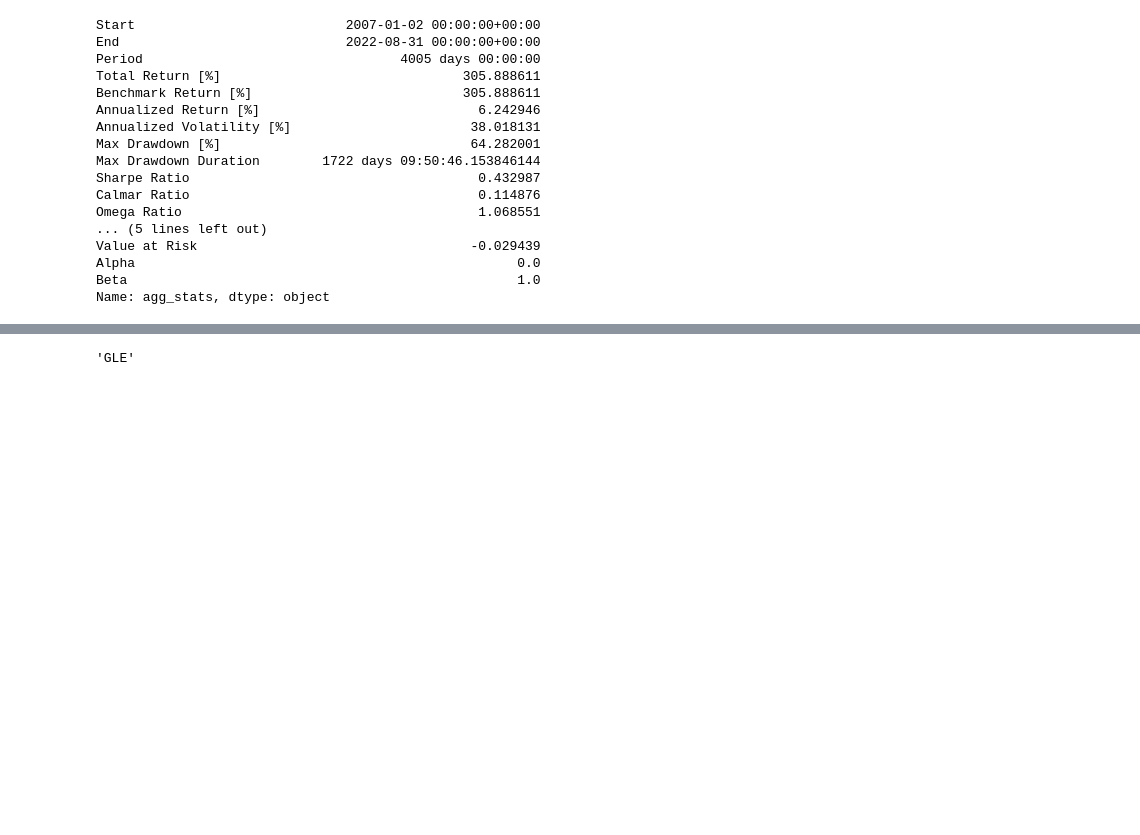
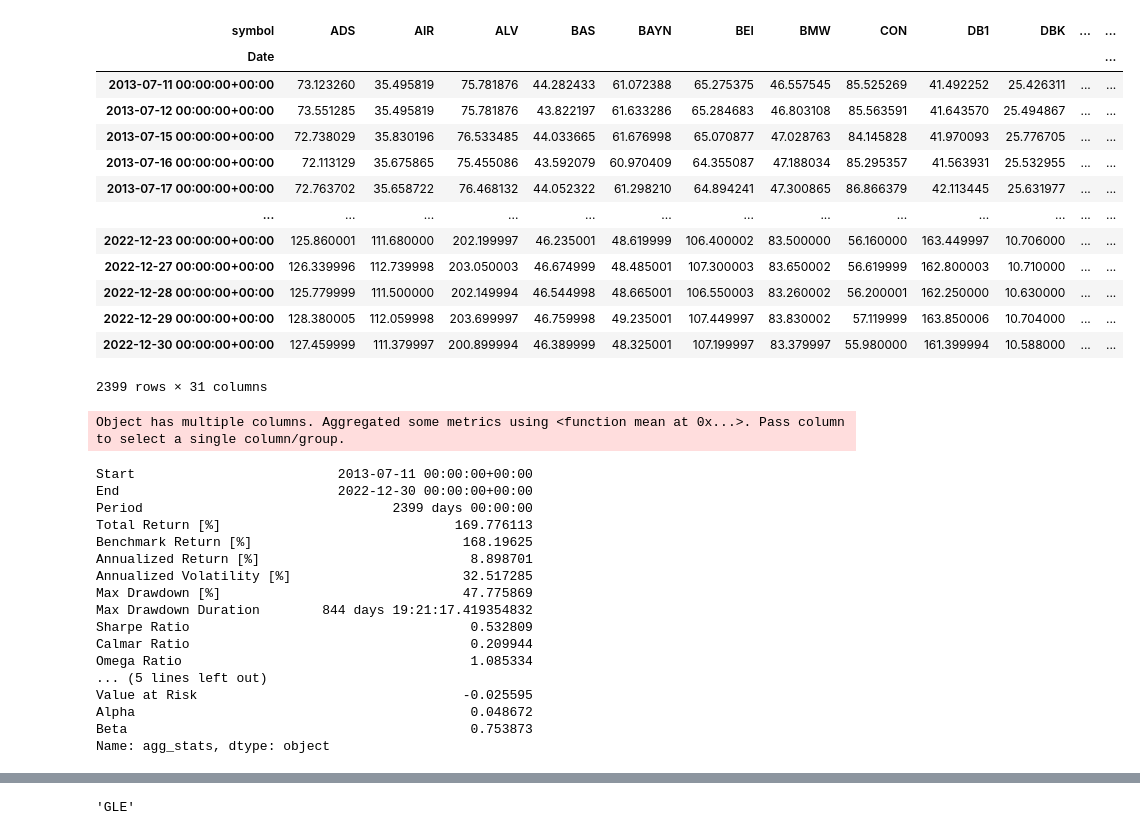
Before and after one commit to psemdel/py-trading-bot, a Jupyter notebook: py-trading-bot/jupyter_scripts/strat.ipynb, the cells around one changed output, grey strips where cells are left out. Saved outputs shown, nothing was run; the diff lists cells and outputs as text; code cells hidden in the pictures; blank space fills up the shorter version.

```diff
--- a/py-trading-bot/jupyter_scripts/strat.ipynb
+++ b/py-trading-bot/jupyter_scripts/strat.ipynb
@@ -56,29 +74,47 @@ st.stratHold()
+# %%
+st.close
+# %% [output]
+| symbol | ADS | AIR | ALV | BAS | BAYN | BEI | BMW | CON | DB1 | DBK | ... | ... |
+| Date |  |  |  |  |  |  |  |  |  |  |  | ... |
+| 2013-07-11 00:00:00+00:00 | 73.123260 | 35.495819 | 75.781876 | 44.282433 | 61.072388 | 65.275375 | 46.557545 | 85.525269 | 41.492252 | 25.426311 | ... | ... |
+| 2013-07-12 00:00:00+00:00 | 73.551285 | 35.495819 | 75.781876 | 43.822197 | 61.633286 | 65.284683 | 46.803108 | 85.563591 | 41.643570 | 25.494867 | ... | ... |
+| 2013-07-15 00:00:00+00:00 | 72.738029 | 35.830196 | 76.533485 | 44.033665 | 61.676998 | 65.070877 | 47.028763 | 84.145828 | 41.970093 | 25.776705 | ... | ... |
+| 2013-07-16 00:00:00+00:00 | 72.113129 | 35.675865 | 75.455086 | 43.592079 | 60.970409 | 64.355087 | 47.188034 | 85.295357 | 41.563931 | 25.532955 | ... | ... |
+| 2013-07-17 00:00:00+00:00 | 72.763702 | 35.658722 | 76.468132 | 44.052322 | 61.298210 | 64.894241 | 47.300865 | 86.866379 | 42.113445 | 25.631977 | ... | ... |
+| ... | ... | ... | ... | ... | ... | ... | ... | ... | ... | ... | ... | ... |
+| 2022-12-23 00:00:00+00:00 | 125.860001 | 111.680000 | 202.199997 | 46.235001 | 48.619999 | 106.400002 | 83.500000 | 56.160000 | 163.449997 | 10.706000 | ... | ... |
+| 2022-12-27 00:00:00+00:00 | 126.339996 | 112.739998 | 203.050003 | 46.674999 | 48.485001 | 107.300003 | 83.650002 | 56.619999 | 162.800003 | 10.710000 | ... | ... |
+| 2022-12-28 00:00:00+00:00 | 125.779999 | 111.500000 | 202.149994 | 46.544998 | 48.665001 | 106.550003 | 83.260002 | 56.200001 | 162.250000 | 10.630000 | ... | ... |
+| 2022-12-29 00:00:00+00:00 | 128.380005 | 112.059998 | 203.699997 | 46.759998 | 49.235001 | 107.449997 | 83.830002 | 57.119999 | 163.850006 | 10.704000 | ... | ... |
+| 2022-12-30 00:00:00+00:00 | 127.459999 | 111.379997 | 200.899994 | 46.389999 | 48.325001 | 107.199997 | 83.379997 | 55.980000 | 161.399994 | 10.588000 | ... | ... |
+2399 rows × 31 columns
 # %%
-pf=vbt.Portfolio.from_signals(st.close, st.entries,st.exits,
-                              short_entries=st.entries_short,short_exits  =st.exits_short,
+pf=vbt.Portfolio.from_signals(st.data, st.entries,st.exits,
+                              short_entries=st.entries_short,short_exits  =st.exits_short,tsl_stop=0.14,
                               freq="1d")
 
 pf.returns_stats()
 #pf.returns_stats(column=pf.wrapper.columns[0])
 #pf.stats(column=pf.wrapper.columns[0])
 # %% [output]
-Start                           2007-01-02 00:00:00+00:00
-End                             2022-08-31 00:00:00+00:00
-Period                                 4005 days 00:00:00
-Total Return [%]                               305.888611
-Benchmark Return [%]                           305.888611
-Annualized Return [%]                            6.242946
-Annualized Volatility [%]                       38.018131
-Max Drawdown [%]                                64.282001
-Max Drawdown Duration        1722 days 09:50:46.153846144
-Sharpe Ratio                                     0.432987
-Calmar Ratio                                     0.114876
-Omega Ratio                                      1.068551
-... (5 lines left out)
-Value at Risk                                   -0.029439
-Alpha                                                 0.0
-Beta                                                  1.0
-Name: agg_stats, dtype: object
+Object has multiple columns. Aggregated some metrics using <function mean at 0x...>. Pass column to select a single column/group.
+Start                          2013-07-11 00:00:00+00:00
+End                            2022-12-30 00:00:00+00:00
+Period                                2399 days 00:00:00
+Total Return [%]                              169.776113
+Benchmark Return [%]                           168.19625
+Annualized Return [%]                           8.898701
+Annualized Volatility [%]                      32.517285
+Max Drawdown [%]                               47.775869
+Max Drawdown Duration        844 days 19:21:17.419354832
+Sharpe Ratio                                    0.532809
+Calmar Ratio                                    0.209944
+Omega Ratio                                     1.085334
+... (5 lines left out)
+Value at Risk                                  -0.025595
+Alpha                                           0.048672
+Beta                                            0.753873
+Name: agg_stats, dtype: object
 # %%
 pf=vbt.Portfolio.from_signals(st.close[509:], st.entries[509:],st.exits[509:],
                               short_entries=st.entries_short[509:],short_exits  =st.exits_short[509:],
```
Also changed, not shown: parts of 9 cells of this notebook, 9 other files.
